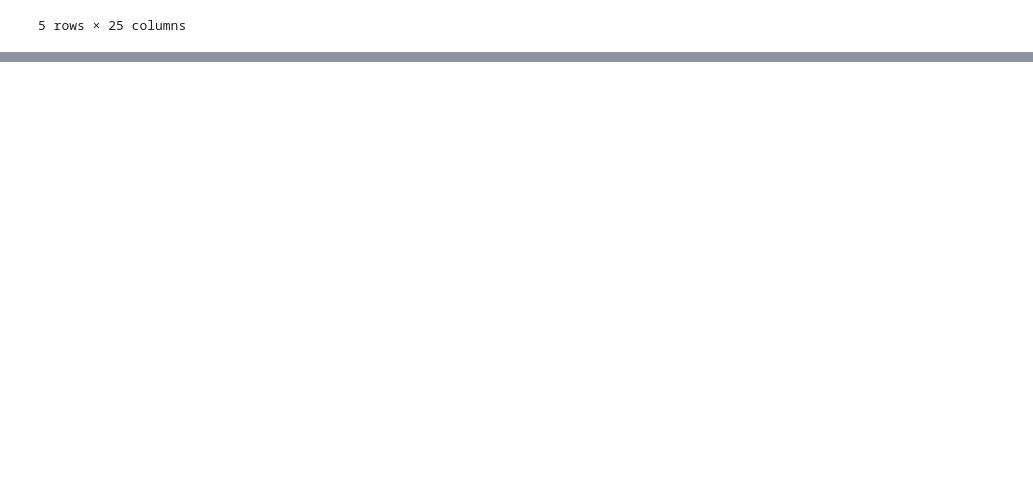
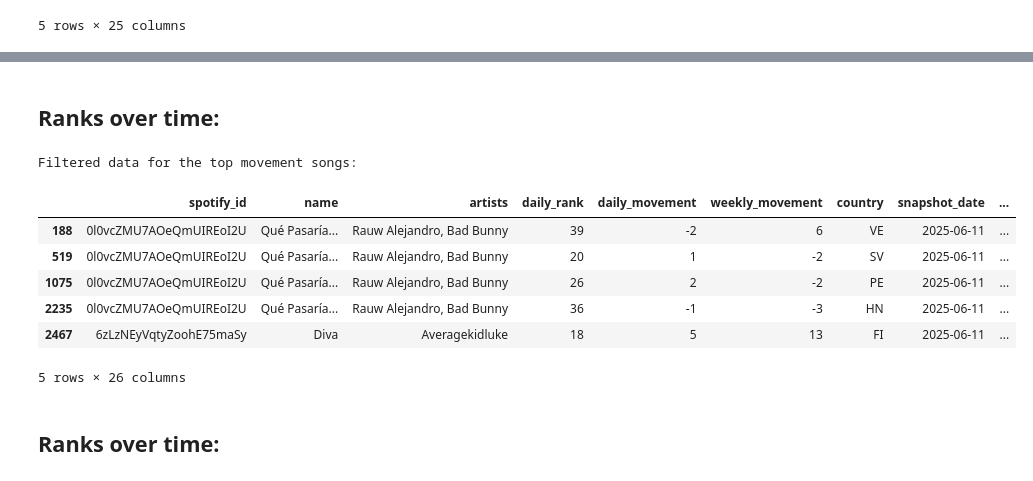
Before and after one commit to naica922/uek_259_MachieneLearning, a Jupyter notebook: demos/Data_Visualization_Demo_With_Seaborn.ipynb, the cells around one changed output, grey strips where cells are left out. Saved outputs shown, nothing was run; the diff lists cells and outputs as text; code cells hidden in the pictures; blank space fills up the shorter version.

```diff
--- a/demos/Data_Visualization_Demo_With_Seaborn.ipynb
+++ b/demos/Data_Visualization_Demo_With_Seaborn.ipynb
@@ -434,0 +560,6 @@ ValueError: shape mismatch: objects cannot be broadcast to a single shape.  Mism
+# %%
+df['abs_daily_movement'] = df['daily_movement'].abs()
+max_movement_index = df['abs_daily_movement'].idxmax()
+song_with_highest_movement = df.loc[max_movement_index]
+print("Song with the highest absolute daily movement:")
+display(song_with_highest_movement)
@@ -434,0 +617,5 @@ ValueError: shape mismatch: objects cannot be broadcast to a single shape.  Mism
+# %%
+df['abs_daily_movement'] = df['daily_movement'].abs()
+top_movement_songs = df.sort_values(by='abs_daily_movement', ascending=False).head(10)
+print("Songs with the highest absolute daily movement:")
+display(top_movement_songs[['spotify_id', 'name', 'artists', 'daily_movement', 'abs_daily_movement']])
@@ -434,0 +637,3 @@ ValueError: shape mismatch: objects cannot be broadcast to a single shape.  Mism
+# %%
+top_movement_songs_info = top_movement_songs[['spotify_id', 'name', 'artists']]
+display(top_movement_songs_info)
@@ -434,0 +652,18 @@ ValueError: shape mismatch: objects cannot be broadcast to a single shape.  Mism
+# %% [markdown]
+## Ranks over time:
+# %%
+top_movement_song_ids = top_movement_songs_info['spotify_id'].tolist()
+filtered_songs_data = df[df['spotify_id'].isin(top_movement_song_ids)].copy()
+print("Filtered data for the top movement songs:")
+display(filtered_songs_data.head())
+# %% [output]
+Filtered data for the top movement songs:
+|  | spotify_id | name | artists | daily_rank | daily_movement | weekly_movement | country | snapshot_date | ... |
+| 188 | 0l0vcZMU7AOeQmUIREoI2U | Qué Pasaría... | Rauw Alejandro, Bad Bunny | 39 | -2 | 6 | VE | 2025-06-11 | ... |
+| 519 | 0l0vcZMU7AOeQmUIREoI2U | Qué Pasaría... | Rauw Alejandro, Bad Bunny | 20 | 1 | -2 | SV | 2025-06-11 | ... |
+| 1075 | 0l0vcZMU7AOeQmUIREoI2U | Qué Pasaría... | Rauw Alejandro, Bad Bunny | 26 | 2 | -2 | PE | 2025-06-11 | ... |
+| 2235 | 0l0vcZMU7AOeQmUIREoI2U | Qué Pasaría... | Rauw Alejandro, Bad Bunny | 36 | -1 | -3 | HN | 2025-06-11 | ... |
+| 2467 | 6zLzNEyVqtyZoohE75maSy | Diva | Averagekidluke | 18 | 5 | 13 | FI | 2025-06-11 | ... |
+5 rows × 26 columns
+# %% [markdown]
+## Ranks over time:
```
Also changed, not shown: parts of 28 cells of this notebook.
